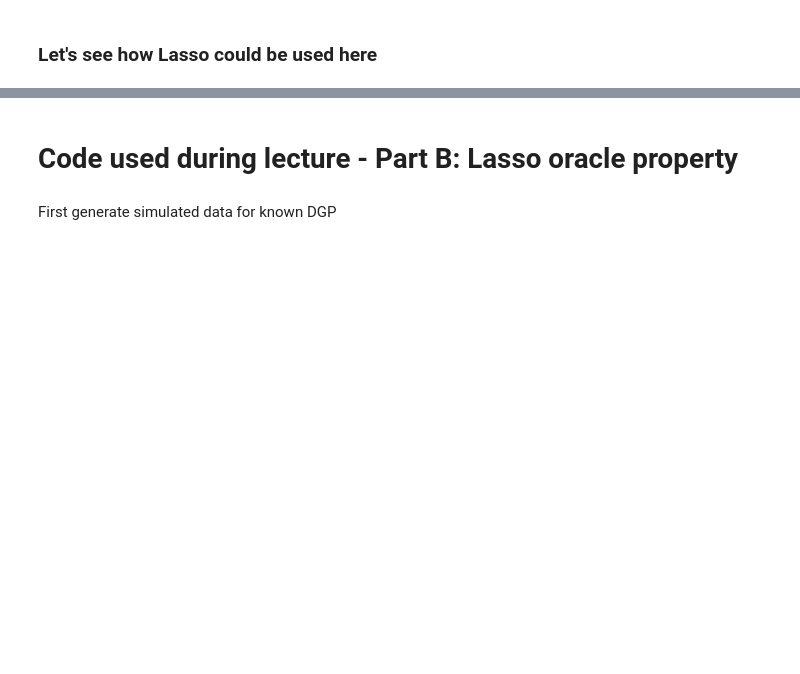
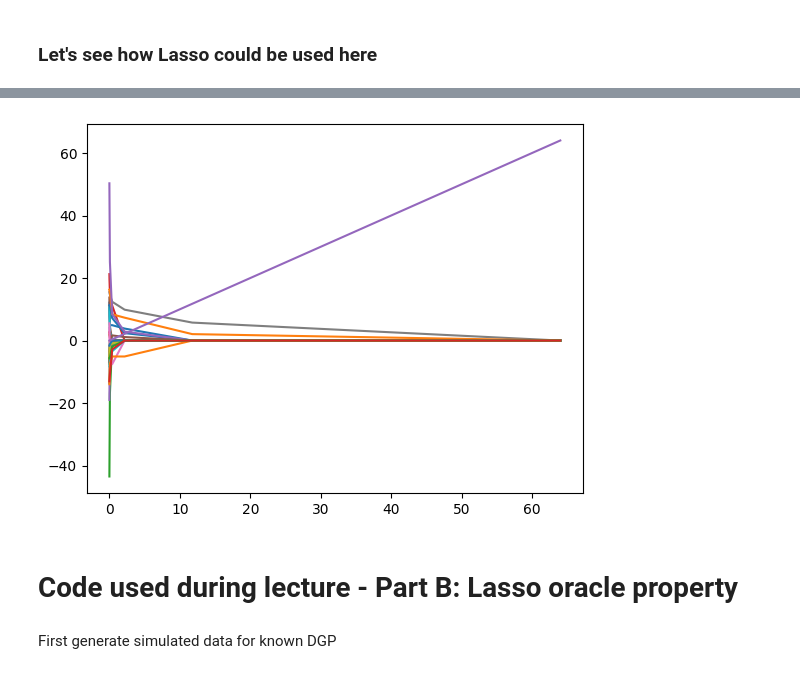
Before and after one commit to agpo-ilr-uni-bonn/PromotionskollegModule6800_2024, a Jupyter notebook: 6800_Day1.ipynb, the cells around one changed output, grey strips where cells are left out. Drawn from its saved outputs; the diff is of its cells as text; code cells hidden in the pictures; blank space fills up the shorter version.

```diff
--- a/6800_Day1.ipynb
+++ b/6800_Day1.ipynb
@@ -414,47 +577,49 @@ ax.legend();
 # %%
-# Repeat the simulation with a slightly larger alpha range
-# in order to prepare a plot with the estimated coefficients against alpha
+# Repeat the simulation with a slightly larger lambda range
+# in order to prepare a plot with the estimated coefficients against lambda
 # Df to hold coef
 resCoef = pd.DataFrame(columns=lstColNames)
 
-# Loop over a range of alpha value
-for alpha in np.logspace(-16, 0, num = 10, base = 2):
+# Loop over a range of lambda value
+for Lambda in np.logspace(-16, 6, num = 10, base = 2):
   # Estimate Lasso
-  if alpha >0:
+  if Lambda >0:
      modLasso = Pipeline([
     ('scaler', StandardScaler(with_mean=False)),
-    ('lasso', Lasso(fit_intercept=True, alpha=alpha))])
+    ('lasso', Lasso(fit_intercept=True, alpha=Lambda, max_iter=3000))])
   else:
-    # in case of alpha = 0 use LinearRegression as recommended by sklearn
+    # in case of Lambda = 0 use LinearRegression as recommended by sklearn
     modLasso = LinearRegression(fit_intercept=True)
   modLasso.fit(X_trainSq, Y_train)
 
-  resCoef.loc[f'beta_hat_alpha{alpha}','alpha',] = alpha
-  resCoef.loc[f'beta_hat_alpha{alpha}',lstColNames] = modLasso.named_steps['lasso'].coef_.transpose()
+  resCoef.loc[f'beta_hat_Lambda{Lambda}','Lambda',] = Lambda
+  resCoef.loc[f'beta_hat_Lambda{Lambda}',lstColNames] = modLasso.named_steps['lasso'].coef_.transpose()
 
 
 import plotly.graph_objects as go
 # Create traces
 fig = go.Figure()
 
-for strBeta in resCoef.columns[1:]:
-  # ax.plot(resCoef['alpha'],resPlot[strBeta],label=strBeta)
-  fig.add_trace(go.Scatter(x=resCoef['alpha'], y=resCoef[strBeta],
+for strBeta in resCoef.columns[1:-1]:
+  # ax.plot(resCoef['Lambda'],resPlot[strBeta],label=strBeta)
+  fig.add_trace(go.Scatter(x=resCoef['Lambda'], y=resCoef[strBeta],
                       mode='lines',
                       name=strBeta))
 
 rangeYLow = resCoef.min().min()*0.99
 rangeYHigh = resCoef.max().max()*1.01
-fig.add_trace(go.Scatter(x=[alphaBest,alphaBest], y=[rangeYLow,rangeYHigh],
+fig.add_trace(go.Scatter(x=[LambdaBest,LambdaBest], y=[rangeYLow,rangeYHigh],
                     mode='lines',
-                    name='bestAlpha',line=dict(color='black', dash='dash')))
+                    name='bestLambda',line=dict(color='black', dash='dash')))
 
 fig.update_layout(
     width=800,
     height=400,
     xaxis_type="log",
+    xaxis_title='$\lambda$',
     xaxis = dict(
-       autorange='reversed'
+      #  autorange='reversed',
+      #  range=[2^-20,2^3],
     ),
     yaxis = dict(
        range=[rangeYLow,rangeYHigh],
@@ -464,3 +656,12 @@ fig.show()
+# %%
+fig, ax= plt.subplots()
+for strBeta in resCoef.columns[1:]:
+  ax.plot(resCoef['Lambda'],resCoef[strBeta],label=strBeta)
+  # fig.add_trace(go.Scatter(x=resCoef['Lambda'], y=resCoef[strBeta],
+  #                     mode='lines',
+  #                     name=strBeta))
+# %% [output]
+[figure, added]
 # %% [markdown]
 # Code used during lecture - Part B: Lasso oracle property
 # %%
```
Also changed, not shown: parts of 32 cells of this notebook.
